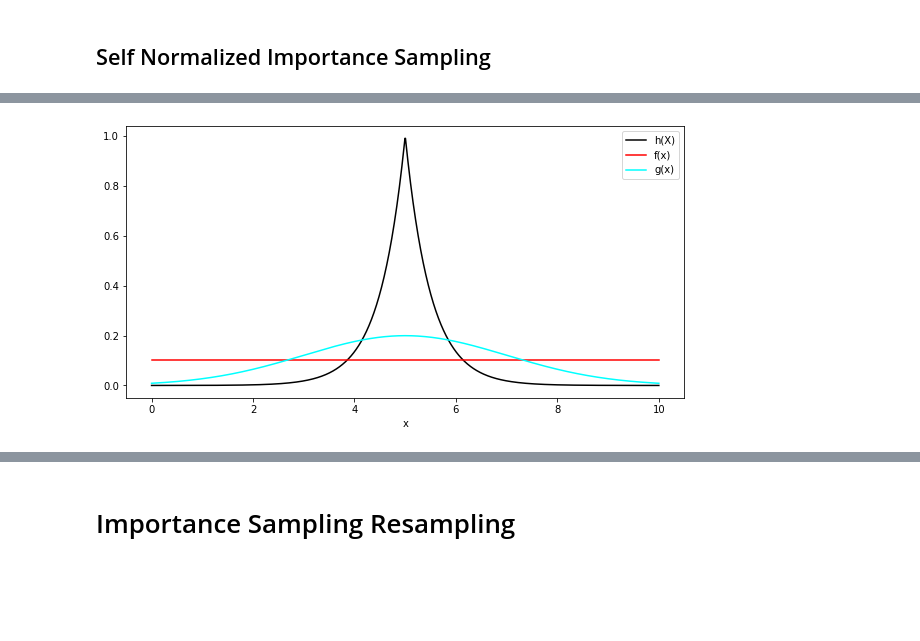
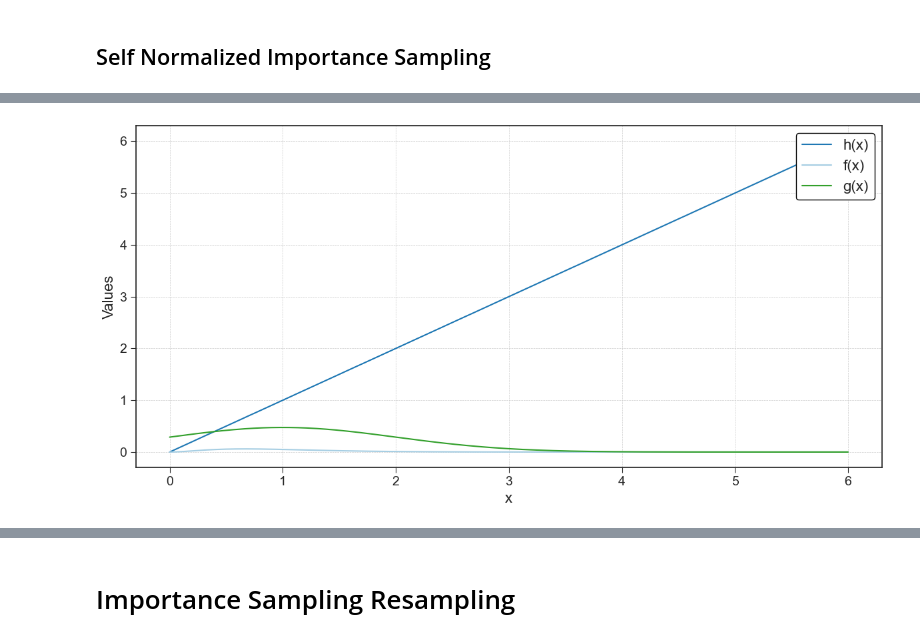
Before and after one commit to rosastreg/Undergrad_AM_Thesis, a Jupyter notebook: Theory/2_Introduction_to_Monte_Carlo_Methods.ipynb, the cells around one changed output, grey strips where cells are left out. Drawn from its saved outputs; the diff is of its cells as text; code cells hidden in the pictures; blank space fills up the shorter version.

```diff
--- a/Theory/2_Introduction_to_Monte_Carlo_Methods.ipynb
+++ b/Theory/2_Introduction_to_Monte_Carlo_Methods.ipynb
@@ -330,3 +349,44 @@ Average of IS approximations: 1.0014609957124894
+# %%
+#Define the functions
+
+def h_SNIS(x):
+    return x #np.ones_like(x)
+
+def f_SNIS(x):
+    return x**2 * np.exp(-3*x)
+
+def g_SNIS(x):
+    return stats.truncnorm(a=-1, b=np.inf, loc=1, scale=1).pdf(x)
+
+
+#Plot the functions
+x = np.linspace(0,6,1000)
+
+plt.figure(figsize=(12, 6))
+plt.style.use('seaborn-v0_8-ticks')
+colors = sns.color_palette('Paired')
+
+plt.plot(x,h_SNIS(x), color=colors[1], label = 'h(x)')
+plt.plot(x,f_SNIS(x), color=colors[0], label = 'f(x)')
+plt.plot(x,g_SNIS(x), color=colors[3], label='g(x)')
+
+plt.xlabel('x', fontsize=16)
+plt.ylabel('Values', fontsize=16)
+plt.legend(
+    loc='upper right',
+    fontsize=16,
+    frameon=True,
+    fancybox=True,
+    framealpha=1,
+    edgecolor='black',
+    facecolor='white')
+
+plt.tick_params(axis='both', which='major', labelsize=14)
+plt.grid(visible=True, linestyle='--', linewidth=0.5)
+plt.tight_layout()
+plt.show()
+# %% [output]
+[figure, added]
 # %%
 #Define and chart target function
 def SNIS(h,f,g, g_samples, n):
@@ -360,27 +424,2 @@ def SNIS(h,f,g, g_samples, n):
-# %%
-#Define the functions
-
-def h_SNIS(x):
-    return np.exp(-2*np.abs(x-5))
-
-def f_SNIS(x):
-    return stats.uniform(0,10).pdf(x)
-
-def g_SNIS(x):
-    return stats.norm(5,2).pdf(x)
-
-
-#Plot the functions
-x = np.linspace(0,10,1000)
-
-plt.figure(figsize=(10, 5))
-plt.plot(x,h_SNIS(x),color='black', label = 'h(X)')
-plt.plot(x,f_SNIS(x), color='red', label = 'f(x)')
-plt.plot(x,g_SNIS(x), color='cyan', label='g(x)')
-plt.legend()
-plt.xlabel('x')
-plt.show()
-# %% [output]
-[figure, removed]
 # %%
 n_SNIS = 1000
```
Also changed, not shown: parts of 11 cells of this notebook.
